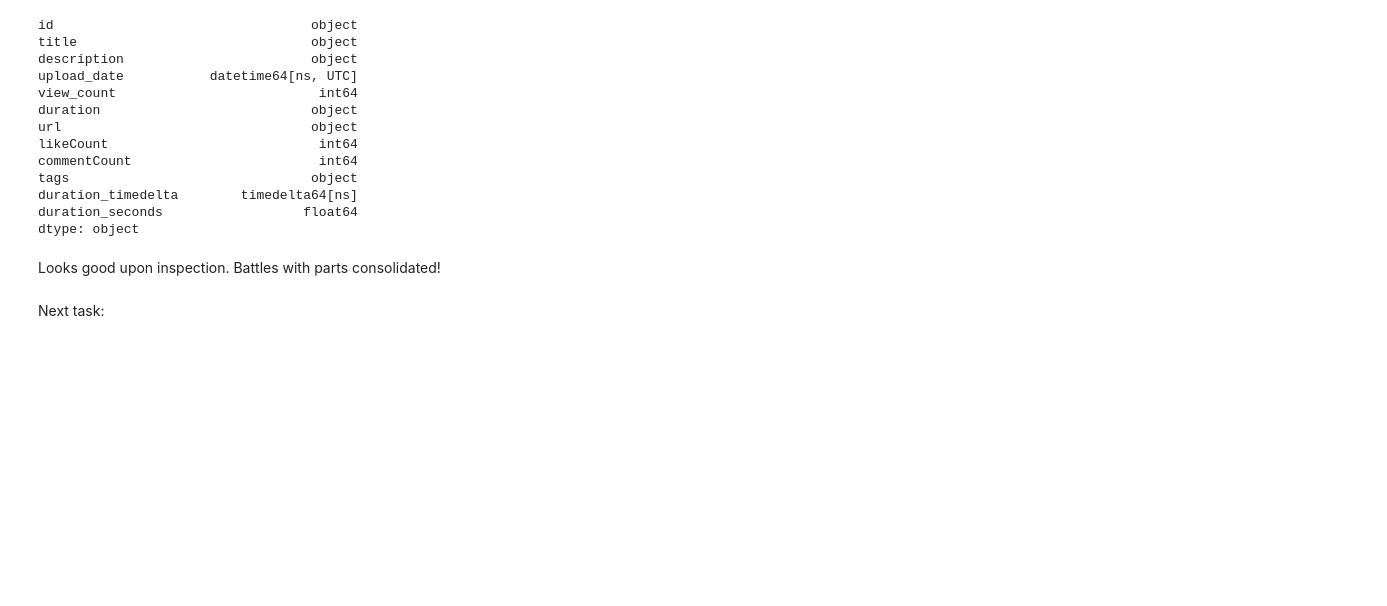
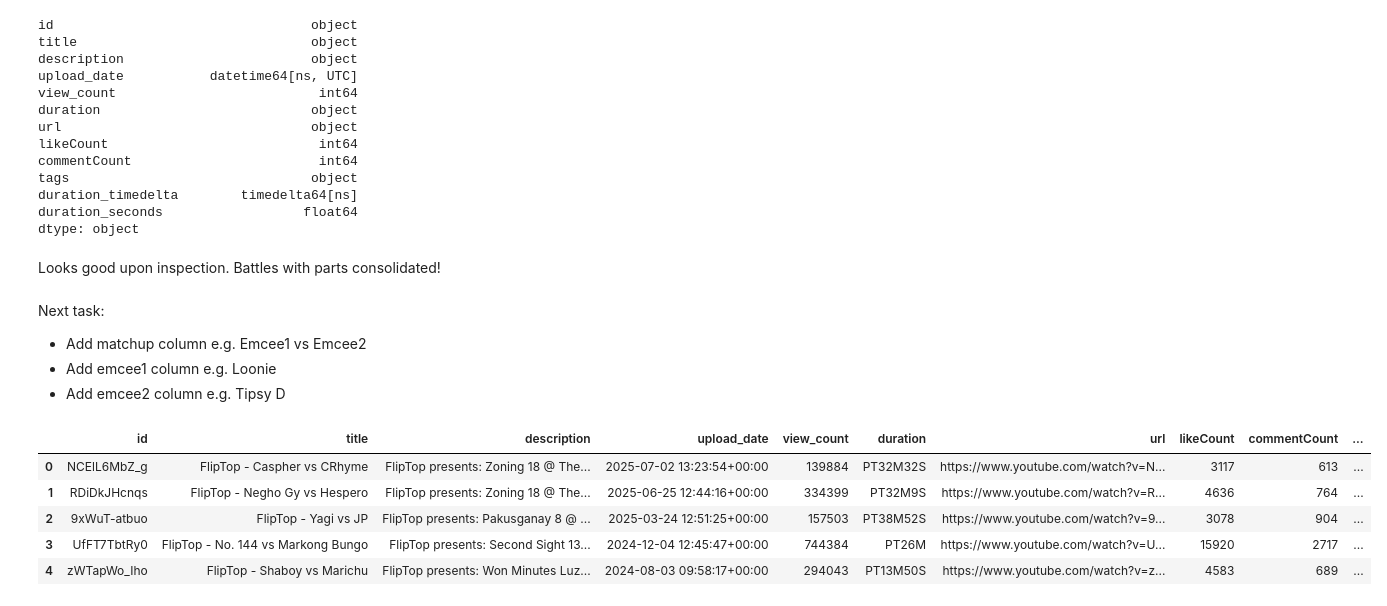
Before and after one commit to russluber/fliptop-analysis, a Jupyter notebook: notebooks/eda.ipynb, the cells around one changed output. Drawn from its saved outputs; the diff is of its cells as text; code cells hidden in the pictures; blank space fills up the shorter version.

```diff
--- a/notebooks/eda.ipynb
+++ b/notebooks/eda.ipynb
@@ -661,3 +661,15 @@ df_cleaned[["title"]].to_csv("../data/inspect_titles.tsv", sep="\t", index=False
 Looks good upon inspection. Battles with parts consolidated!
 # %% [markdown]
 Next task:
+- Add matchup column e.g. Emcee1 vs Emcee2
+- Add emcee1 column e.g. Loonie
+- Add emcee2 column e.g. Tipsy D
+# %%
+df_cleaned.head(5)
+# %% [output]
+|  | id | title | description | upload_date | view_count | duration | url | likeCount | commentCount | ... |
+| 0 | NCElL6MbZ_g | FlipTop - Caspher vs CRhyme | FlipTop presents: Zoning 18 @ The... | 2025-07-02 13:23:54+00:00 | 139884 | PT32M32S | https://www.youtube.com/watch?v=N... | 3117 | 613 | ... |
+| 1 | RDiDkJHcnqs | FlipTop - Negho Gy vs Hespero | FlipTop presents: Zoning 18 @ The... | 2025-06-25 12:44:16+00:00 | 334399 | PT32M9S | https://www.youtube.com/watch?v=R... | 4636 | 764 | ... |
+| 2 | 9xWuT-atbuo | FlipTop - Yagi vs JP | FlipTop presents: Pakusganay 8 @ ... | 2025-03-24 12:51:25+00:00 | 157503 | PT38M52S | https://www.youtube.com/watch?v=9... | 3078 | 904 | ... |
+| 3 | UfFT7TbtRy0 | FlipTop - No. 144 vs Markong Bungo | FlipTop presents: Second Sight 13... | 2024-12-04 12:45:47+00:00 | 744384 | PT26M | https://www.youtube.com/watch?v=U... | 15920 | 2717 | ... |
+| 4 | zWTapWo_Iho | FlipTop - Shaboy vs Marichu | FlipTop presents: Won Minutes Luz... | 2024-08-03 09:58:17+00:00 | 294043 | PT13M50S | https://www.youtube.com/watch?v=z... | 4583 | 689 | ... |
```
